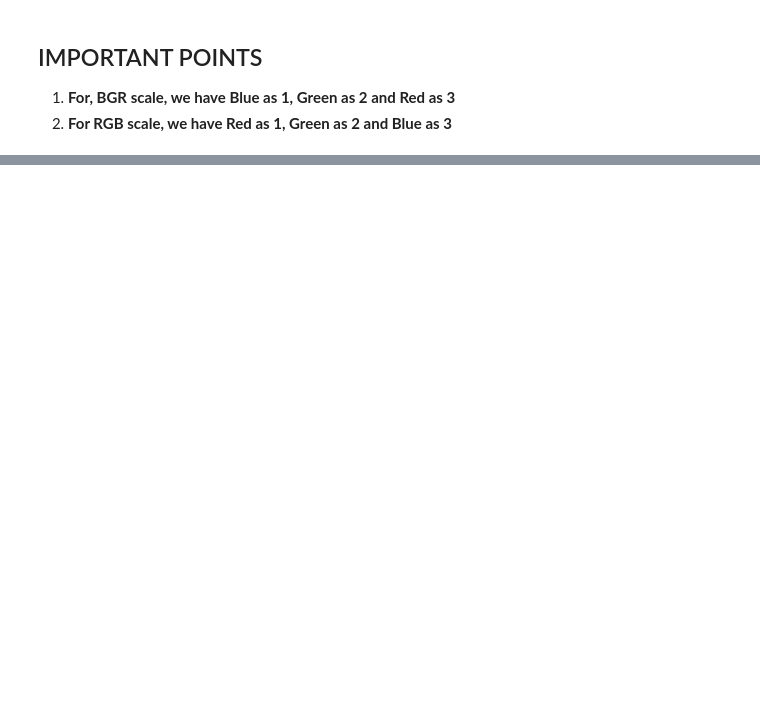
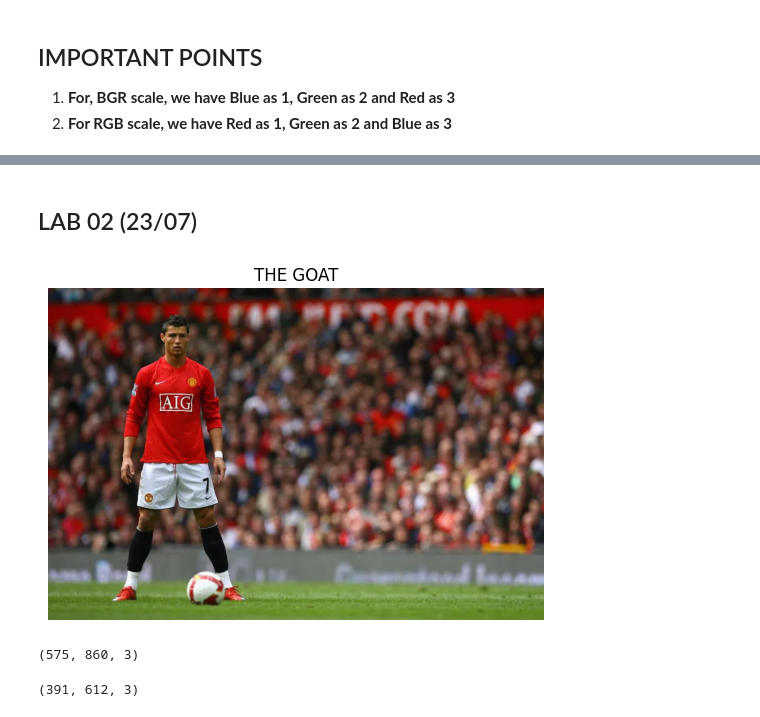
Before and after one commit to pandaiscodingcpu/IPCV_lab, a Jupyter notebook: lab_01.ipynb, the cells around one changed output, grey strips where cells are left out. Cells and saved outputs as stored; diff of their text form; code cells hidden in the pictures; blank space fills up the shorter version.

```diff
--- a/lab_01.ipynb
+++ b/lab_01.ipynb
@@ -101,0 +104,23 @@ plt.show()
+# %% [markdown]
+## LAB 02 (23/07)
+# %%
+img_ronaldo = cv2.imread('images/ronaldo.jpg')
+
+if img is not None:
+    img_ronaldo_rgb = cv2.cvtColor(img_ronaldo,cv2.COLOR_BGR2RGB)
+    plt.imshow(img_ronaldo_rgb)
+    plt.title("THE GOAT")
+    plt.axis("off")
+    plt.show()
+else:
+    print("Error showing the image")
+# %% [output]
+[figure, added]
+# %%
+img_ronaldo.shape
+# %% [output]
+(575, 860, 3)
+# %%
+img.shape
+# %% [output]
+(391, 612, 3)
```
Also changed, not shown: parts of 12 cells of this notebook, 5 other files.
